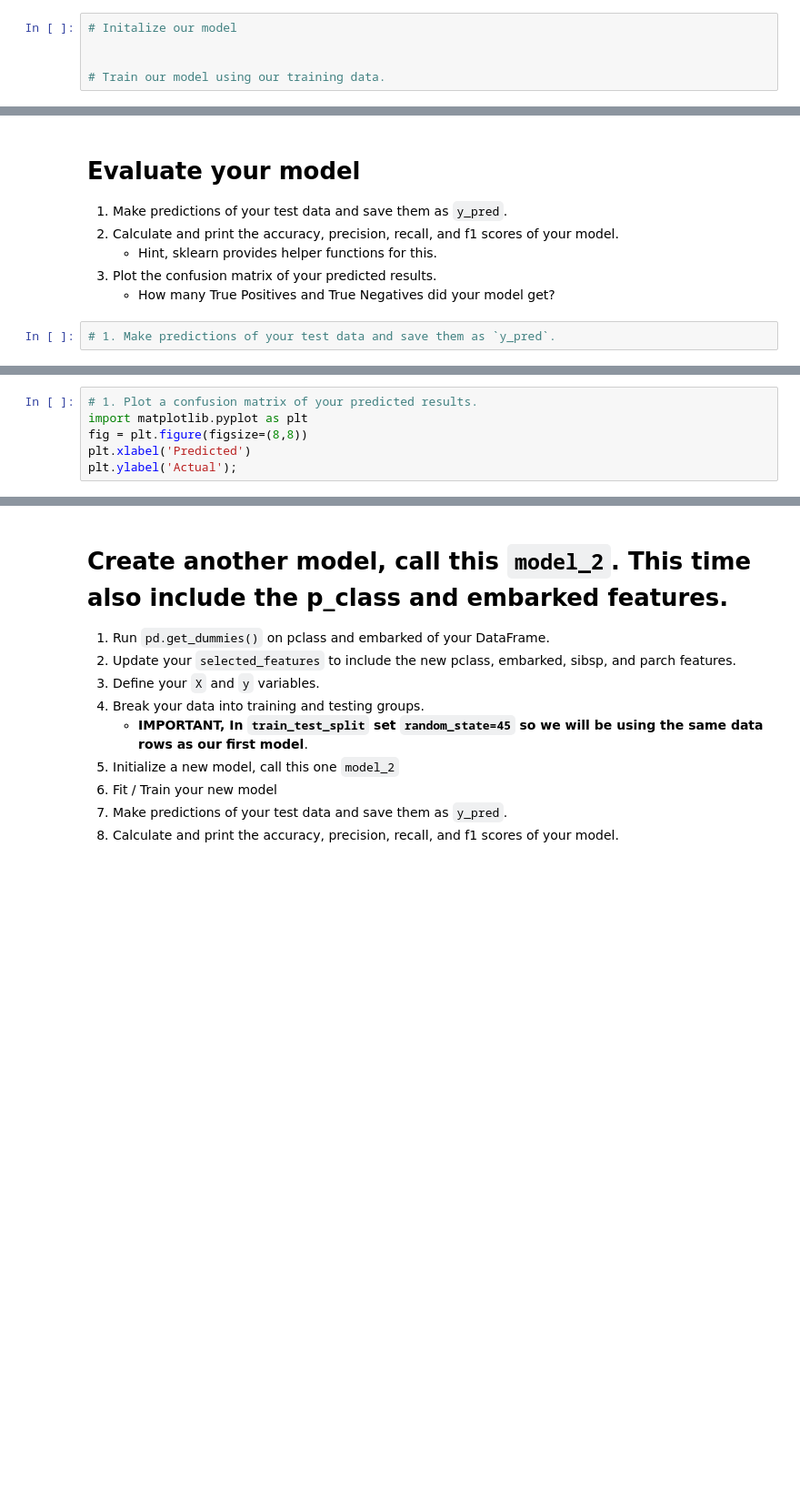
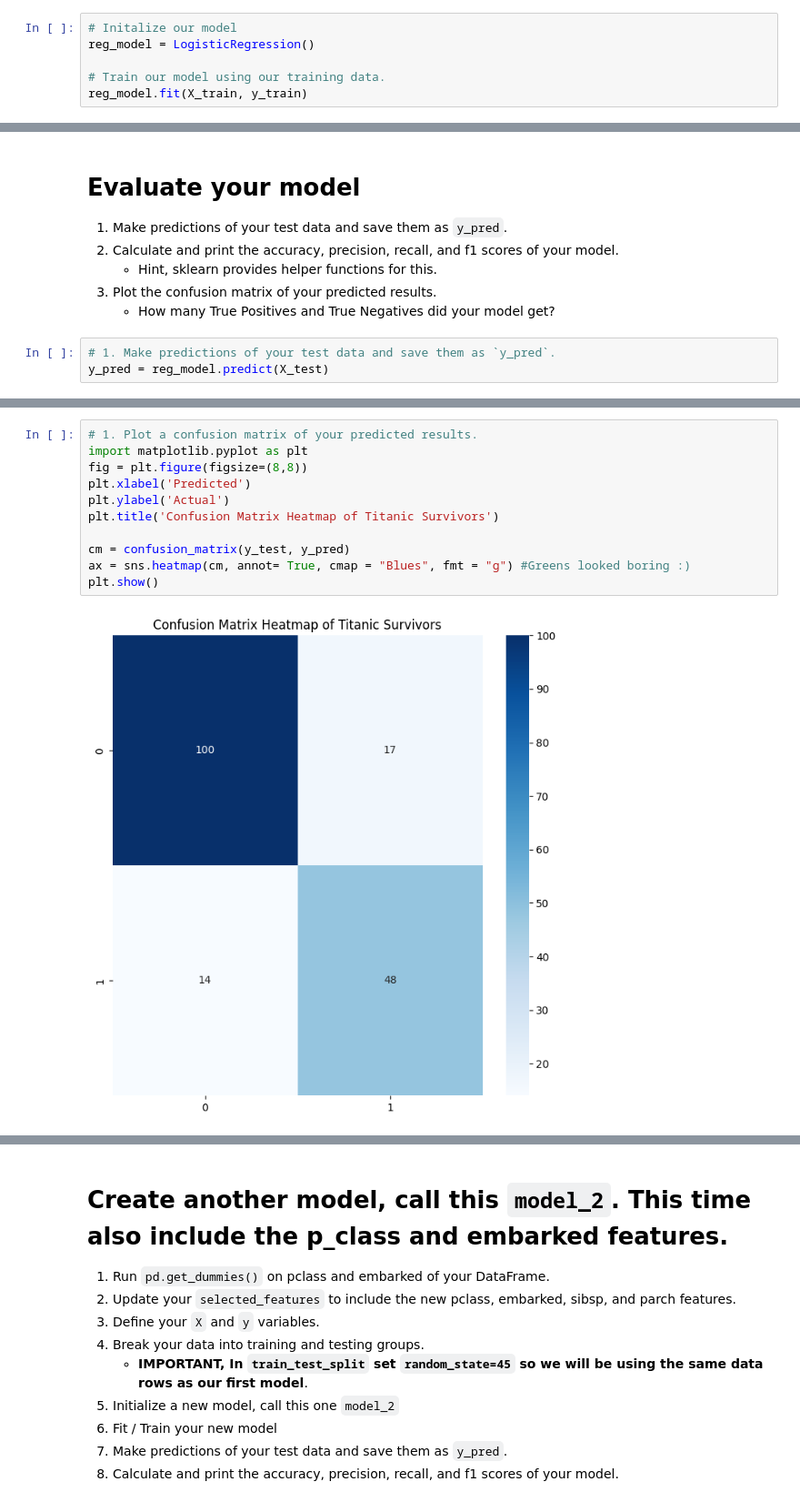
Before and after one commit to arnavdeepaware/my-fork-2024-DS-Wed, a Jupyter notebook: Week-06-Classification/Exercise-AD.ipynb, the cells around one changed output, grey strips where cells are left out. Shown at 91% size. Cells and saved outputs as stored; diff of their text form; blank space fills up the shorter version.

```diff
--- a/Week-06-Classification/Exercise-AD.ipynb
+++ b/Week-06-Classification/Exercise-AD.ipynb
@@ -139,6 +141,7 @@ print(X_train.shape, X_test.shape)
 * Predict the values of your testing data
 # %%
 # Initalize our model
-
+reg_model = LogisticRegression()
 
 # Train our model using our training data.
+reg_model.fit(X_train, y_train)
@@ -151,6 +156,7 @@ print(X_train.shape, X_test.shape)
     * How many True Positives and True Negatives did your model get?
 # %%
 # 1. Make predictions of your test data and save them as `y_pred`.
+y_pred = reg_model.predict(X_test)
 # %%
 # 2. Calculate and print the accuracy, precision, recall, and f1 scores of your model.
 
@@ -173,8 +184,15 @@ print('F1 Score %f' % f1)
 # %%
 # 1. Plot a confusion matrix of your predicted results.
 import matplotlib.pyplot as plt
 fig = plt.figure(figsize=(8,8))
 plt.xlabel('Predicted')
-plt.ylabel('Actual');
+plt.ylabel('Actual')
+plt.title('Confusion Matrix Heatmap of Titanic Survivors')
+
+cm = confusion_matrix(y_test, y_pred)
+ax = sns.heatmap(cm, annot= True, cmap = "Blues", fmt = "g") #Greens looked boring :)
+plt.show()
+# %% [output]
+[figure, added]
 # %%
 # How many True Positives and True Negatives did your model get?
```
Also changed, not shown: parts of 5 cells of this notebook.
